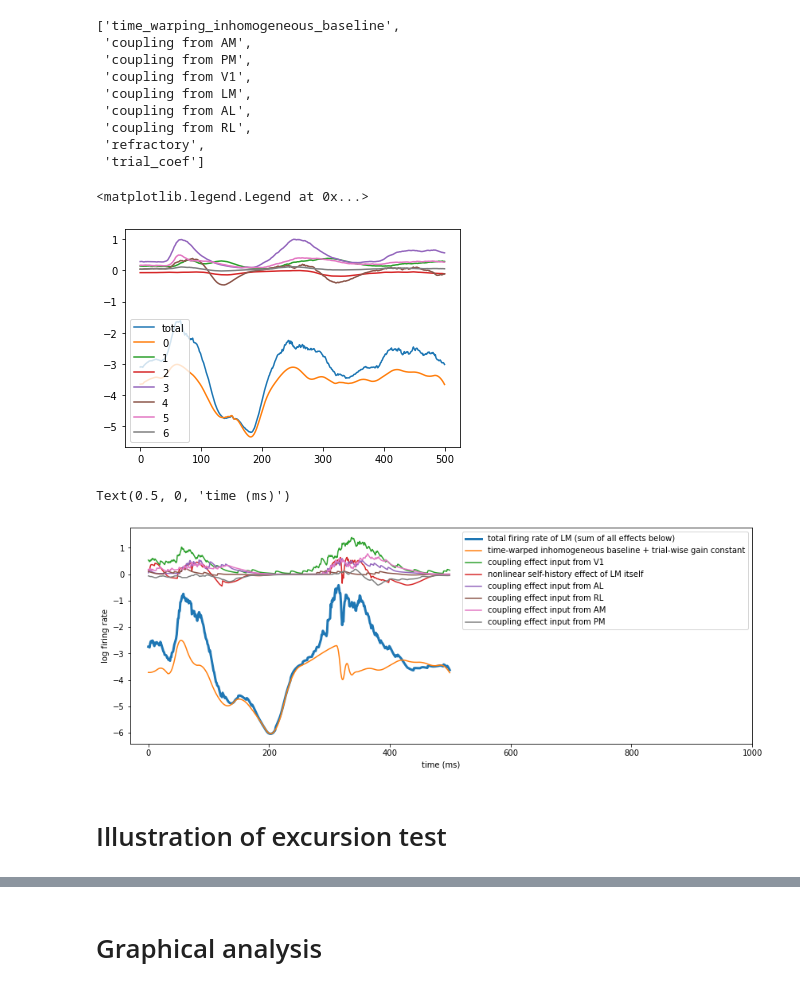
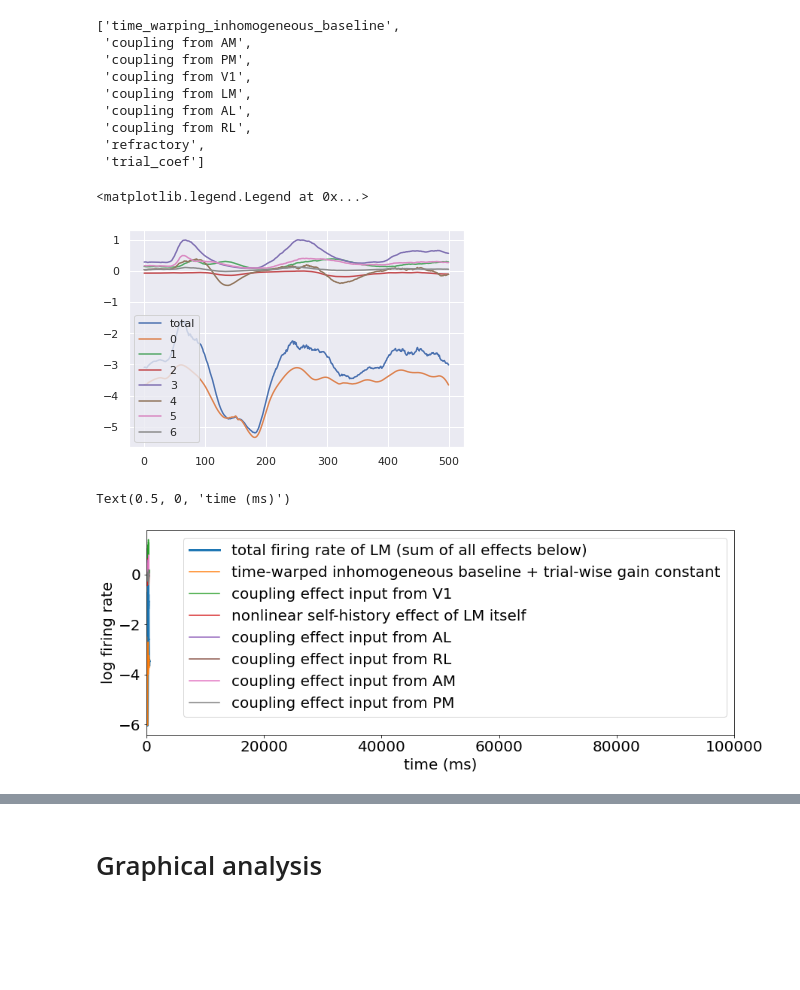
Before and after one commit to Qi-Xin/MultiNeuronGLM, a Jupyter notebook: 2022 Oct version all conditions time-warping nonlinear history.ipynb, the cells around one changed output, grey strips where cells are left out. Cells and saved outputs as stored; diff of their text form; code cells hidden in the pictures; blank space fills up the shorter version.

```diff
--- a/2022 Oct version all conditions time-warping nonlinear history.ipynb
+++ b/2022 Oct version all conditions time-warping nonlinear history.ipynb
@@ -840,8 +840,8 @@ for ii, target_probe in enumerate(probe_list):
     model.fit(probe_list[i], verbose=False)
     plot_target = np.exp(model.log_lmbd)
     x = model.dataset.time_line
-    y = plot_target.mean(axis=1)
-    ci = plot_target.std(axis=1)/np.sqrt(plot_target.shape[1])
+    y = plot_target.mean(axis=1)*1e3
+    ci = plot_target.std(axis=1)/np.sqrt(plot_target.shape[1])*1e3
     color = 'r'
     label = 'running'
     plt.plot(x, y.squeeze(),label=label, color=color)
@@ -860,10 +860,10 @@ for ii, target_probe in enumerate(probe_list):
     model.fit(probe_list[i], verbose=False)
     plot_target = np.exp(model.log_lmbd)
     x = model.dataset.time_line
-    y = plot_target.mean(axis=1)
-    ci = plot_target.std(axis=1)/np.sqrt(plot_target.shape[1])
+    y = plot_target.mean(axis=1)*1e3
+    ci = plot_target.std(axis=1)/np.sqrt(plot_target.shape[1])*1e3
     color = 'b'
-    label = 'stationary'
+    label = 'resting'
     plt.plot(x, y.squeeze(),label=label, color=color)
     plt.fill_between(x, (y-2*ci), (y+2*ci), color=color, alpha=.3)
     plt.xlabel('time (s)', fontsize=fontsize)
@@ -1252,7 +1316,7 @@ for i, output in enumerate(outputs[:7]):
 plt.legend()
 # %% [output]
 <matplotlib.legend.Legend at 0x...>
-[figure, old version]
+[figure, new version]
 # %%
 to_look_at = 3
 import copy
@@ -1267,34 +1331,34 @@ for i in range(1, 7):
 # %%
 sns.reset_orig()
 trial = 1
 plot_order = [0,3,4,5,6,1,2]
+fontsize = 20
 
-plt.subplots(figsize=(14,5))
+fig, ax = plt.subplots(figsize=(14,5))
+ax.tick_params(axis='both', which='major', labelsize=fontsize)
 plt.plot(total_output[:,trial], label='total', linewidth=3)
 for i in range(7):
     output = outputs[plot_order[i]]
     plt.plot( output[:,trial], linewidth=1.5)
 # plt.legend(['total firing rate of V1 (sum of all effects below)',
 #             'time-warped inhomogeneous baseline + trial-wise gain constant',
 #             'nonlinear self-history effect of V1',
 #             'coupling effect input from LM',
 #             'coupling effect input from AL',
 #             'coupling effect input from RL',
 #             'coupling effect input from AM',
 #             'coupling effect input from PM'])
 plt.legend(['total firing rate of LM (sum of all effects below)',
             'time-warped inhomogeneous baseline + trial-wise gain constant',
             'coupling effect input from V1',
             'nonlinear self-history effect of LM itself',
             'coupling effect input from AL',
             'coupling effect input from RL',
             'coupling effect input from AM',
-            'coupling effect input from PM'])
-plt.xlim([-30, 1000])
-plt.ylabel('log firing rate')
-plt.xlabel('time (ms)')
+            'coupling effect input from PM'], fontsize=fontsize)
+plt.xlim([-30, 100000])
+plt.ylabel('log firing rate', fontsize=fontsize)
+plt.xlabel('time (ms)', fontsize=fontsize)
 # %% [output]
 Text(0.5, 0, 'time (ms)')
-[figure, old version]
+[figure, new version]
-# %% [markdown]
-# Illustration of excursion test
```
Also changed, not shown: parts of 13 cells of this notebook, 2 other files.
